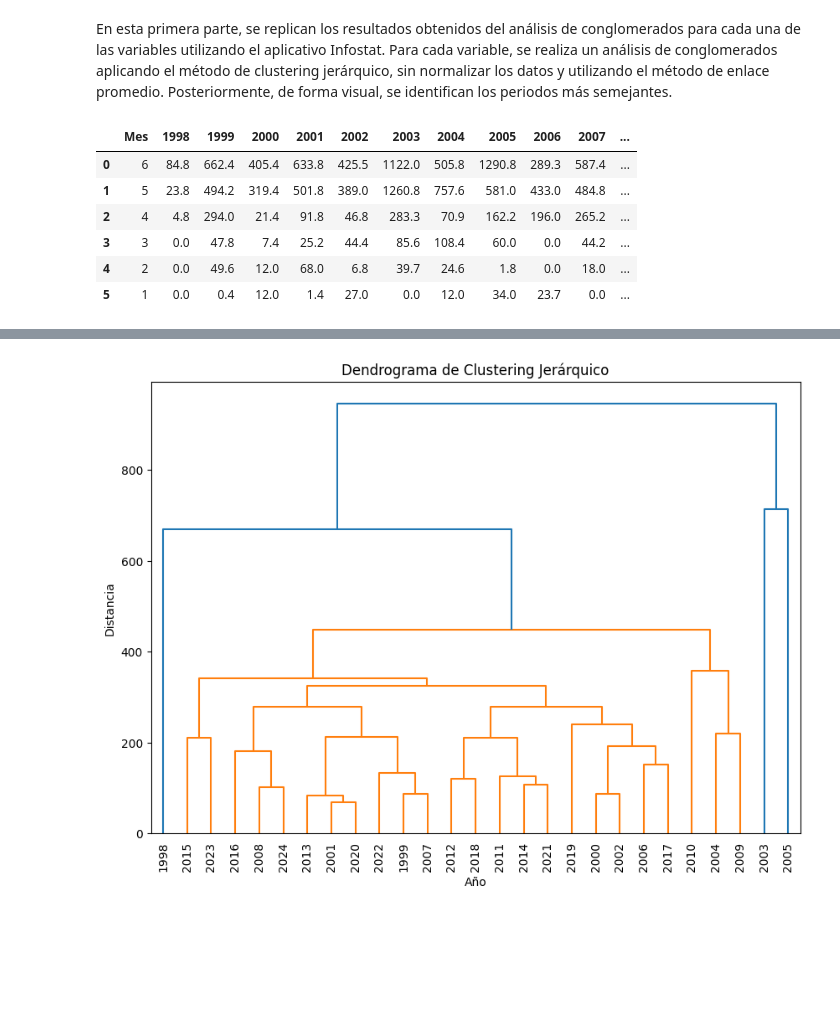
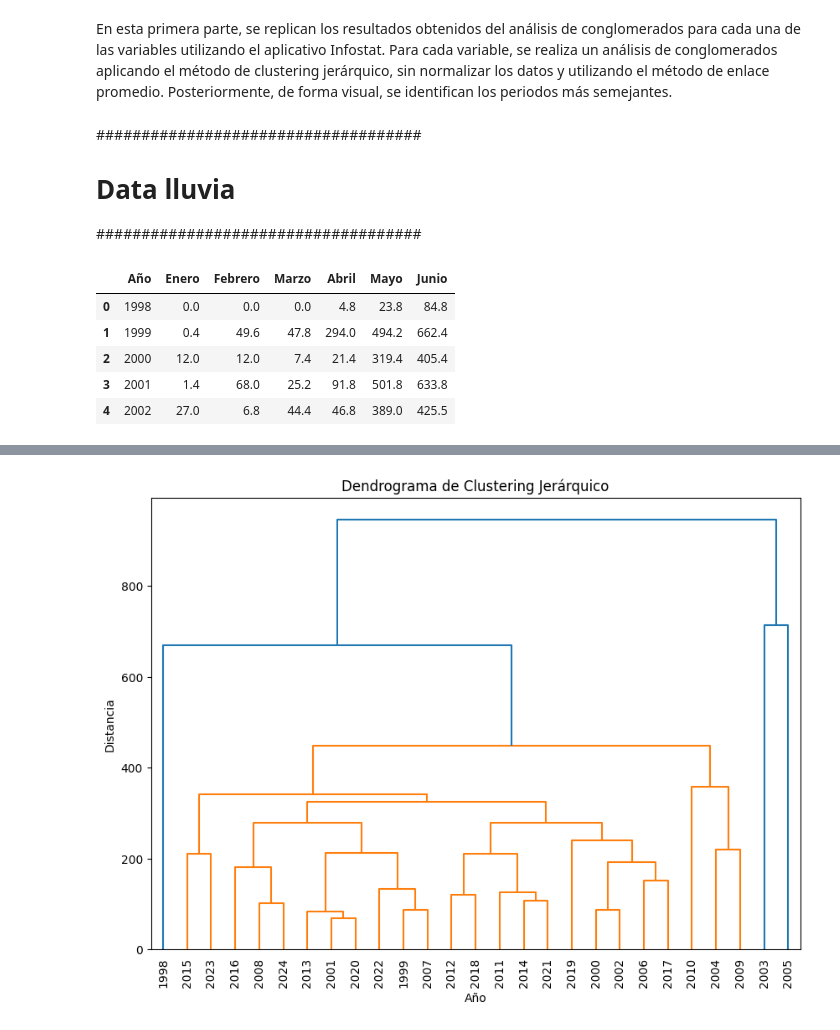
Before and after one commit to ariasdicas/analytics-ICC, a Jupyter notebook: scripts/procesamiento_data_periodos_analogos_junio_ICC.ipynb, the cells around one changed output, grey strips where cells are left out. Cells and saved outputs as stored; diff of their text form; code cells hidden in the pictures; blank space fills up the shorter version.

```diff
--- a/scripts/procesamiento_data_periodos_analogos_junio_ICC.ipynb
+++ b/scripts/procesamiento_data_periodos_analogos_junio_ICC.ipynb
@@ -56,14 +70,18 @@ def estructura_df(df):
     df.columns.name = None
 
     return df
+# %% [markdown]
+####################################
+# Data lluvia
+####################################
 # %%
 df_lluvia=pd.read_excel("D:\\OneDrive - CGIAR\\Proyectos\\AgriLAC-ICC\\Analytics\\Datos para estimación años análogos junio 2024.xlsx", sheet_name="Datos lluvias")
-df_lluvia
+df_lluvia=estructura_df(df_lluvia)
+df_lluvia.head()
 # %% [output]
-|  | Mes | 1998 | 1999 | 2000 | 2001 | 2002 | 2003 | 2004 | 2005 | 2006 | 2007 | ... |
-| 0 | 6 | 84.8 | 662.4 | 405.4 | 633.8 | 425.5 | 1122.0 | 505.8 | 1290.8 | 289.3 | 587.4 | ... |
-| 1 | 5 | 23.8 | 494.2 | 319.4 | 501.8 | 389.0 | 1260.8 | 757.6 | 581.0 | 433.0 | 484.8 | ... |
-| 2 | 4 | 4.8 | 294.0 | 21.4 | 91.8 | 46.8 | 283.3 | 70.9 | 162.2 | 196.0 | 265.2 | ... |
-| 3 | 3 | 0.0 | 47.8 | 7.4 | 25.2 | 44.4 | 85.6 | 108.4 | 60.0 | 0.0 | 44.2 | ... |
-| 4 | 2 | 0.0 | 49.6 | 12.0 | 68.0 | 6.8 | 39.7 | 24.6 | 1.8 | 0.0 | 18.0 | ... |
-| 5 | 1 | 0.0 | 0.4 | 12.0 | 1.4 | 27.0 | 0.0 | 12.0 | 34.0 | 23.7 | 0.0 | ... |
+|  | Año | Enero | Febrero | Marzo | Abril | Mayo | Junio |
+| 0 | 1998 | 0.0 | 0.0 | 0.0 | 4.8 | 23.8 | 84.8 |
+| 1 | 1999 | 0.4 | 49.6 | 47.8 | 294.0 | 494.2 | 662.4 |
+| 2 | 2000 | 12.0 | 12.0 | 7.4 | 21.4 | 319.4 | 405.4 |
+| 3 | 2001 | 1.4 | 68.0 | 25.2 | 91.8 | 501.8 | 633.8 |
+| 4 | 2002 | 27.0 | 6.8 | 44.4 | 46.8 | 389.0 | 425.5 |
```
Also changed, not shown: parts of 56 cells of this notebook.
